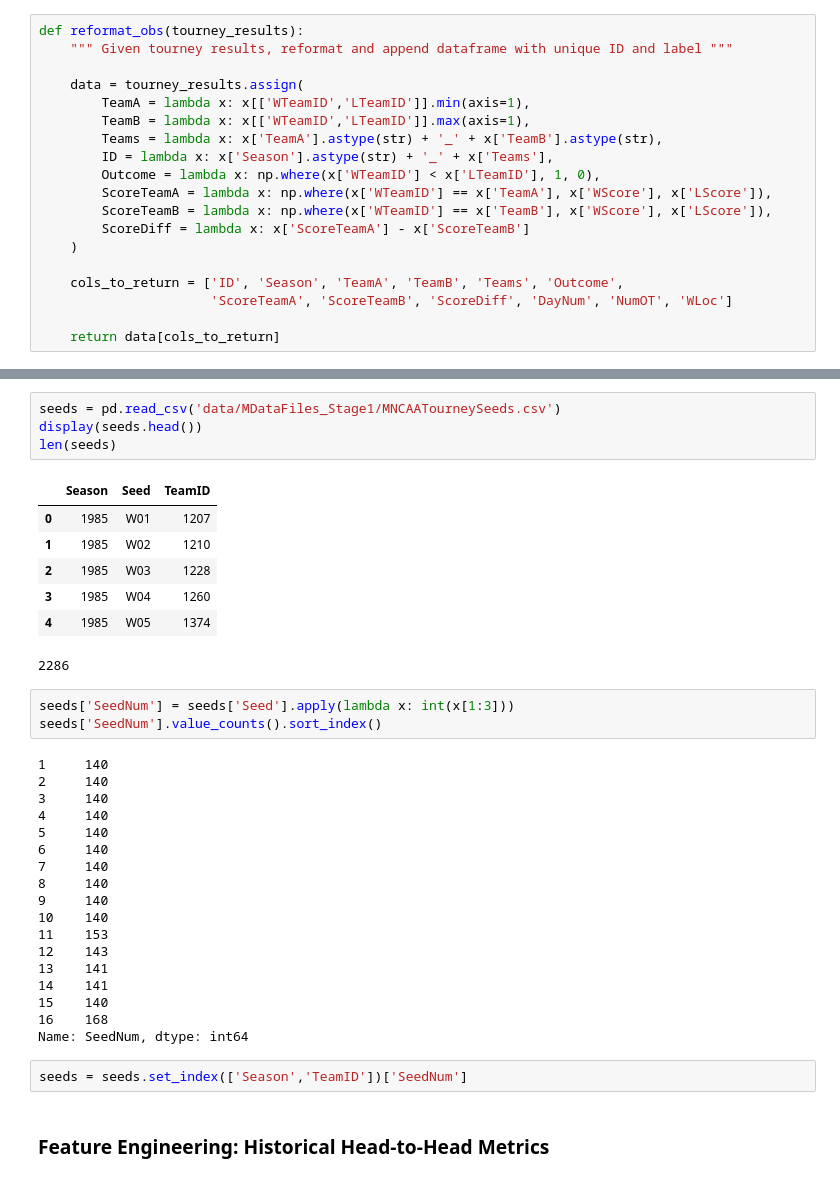
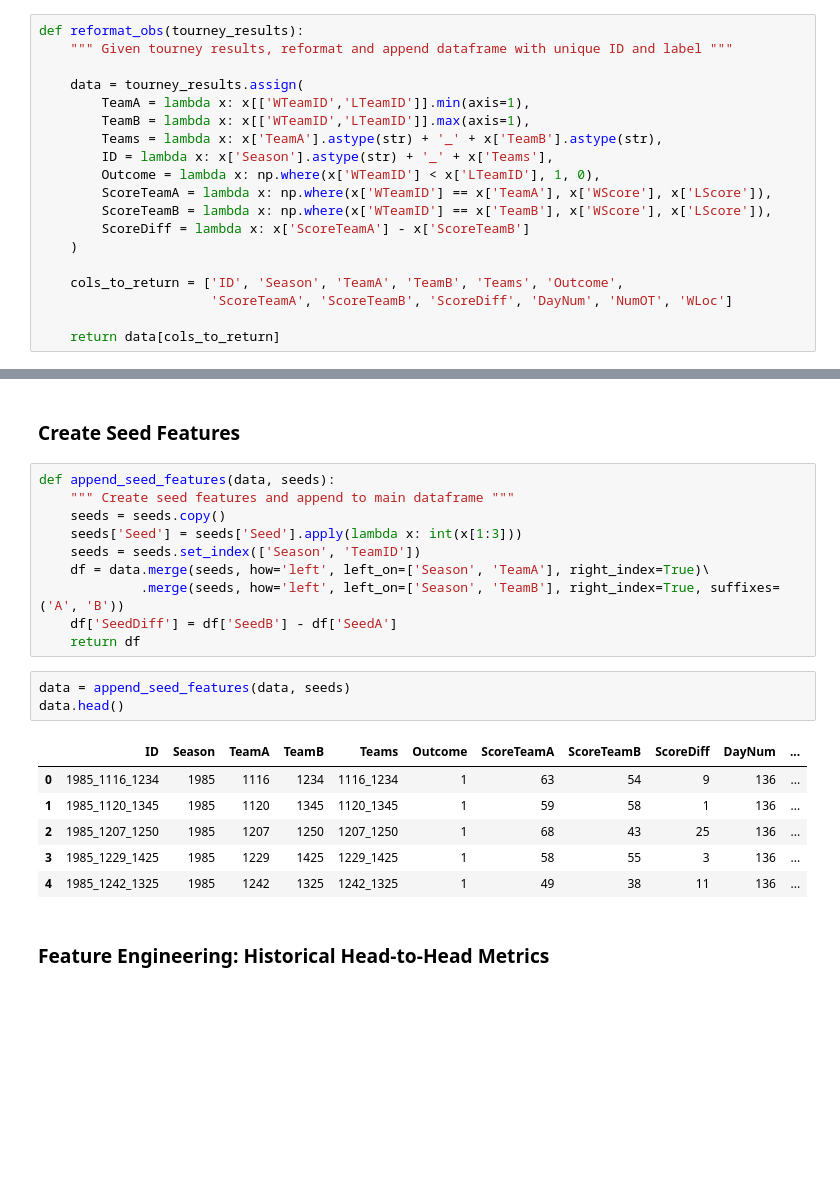
Before and after one commit to nyjgary/march-madness-2020, a Jupyter notebook: March-Madness-2020.ipynb, the cells around one changed output, grey strips where cells are left out. Drawn from its saved outputs; the diff is of its cells as text; blank space fills up the shorter version.

Commit message:
refactor creation of seed features

```diff
--- a/March-Madness-2020.ipynb
+++ b/March-Madness-2020.ipynb
@@ -147,38 +164,25 @@ Name: Outcome, dtype: int64
-# %%
-seeds = pd.read_csv('data/MDataFiles_Stage1/MNCAATourneySeeds.csv')
-display(seeds.head())
-len(seeds)
-# %% [output]
-|  | Season | Seed | TeamID |
-| 0 | 1985 | W01 | 1207 |
-| 1 | 1985 | W02 | 1210 |
-| 2 | 1985 | W03 | 1228 |
-| 3 | 1985 | W04 | 1260 |
-| 4 | 1985 | W05 | 1374 |
-2286
-# %%
-seeds['SeedNum'] = seeds['Seed'].apply(lambda x: int(x[1:3]))
-seeds['SeedNum'].value_counts().sort_index()
-# %% [output]
-1     140
-2     140
-3     140
-4     140
-5     140
-6     140
-7     140
-8     140
-9     140
-10    140
-11    153
-12    143
-13    141
-14    141
-15    140
-16    168
-Name: SeedNum, dtype: int64
-# %%
-seeds = seeds.set_index(['Season','TeamID'])['SeedNum']
+# %% [markdown]
+### Create Seed Features
+# %%
+def append_seed_features(data, seeds):
+    """ Create seed features and append to main dataframe """
+    seeds = seeds.copy()
+    seeds['Seed'] = seeds['Seed'].apply(lambda x: int(x[1:3]))
+    seeds = seeds.set_index(['Season', 'TeamID'])
+    df = data.merge(seeds, how='left', left_on=['Season', 'TeamA'], right_index=True)\
+             .merge(seeds, how='left', left_on=['Season', 'TeamB'], right_index=True, suffixes=('A', 'B'))
+    df['SeedDiff'] = df['SeedB'] - df['SeedA']
+    return df
+# %%
+data = append_seed_features(data, seeds)
+data.head()
+# %% [output]
+|  | ID | Season | TeamA | TeamB | Teams | Outcome | ScoreTeamA | ScoreTeamB | ScoreDiff | DayNum | ... |
+| 0 | 1985_1116_1234 | 1985 | 1116 | 1234 | 1116_1234 | 1 | 63 | 54 | 9 | 136 | ... |
+| 1 | 1985_1120_1345 | 1985 | 1120 | 1345 | 1120_1345 | 1 | 59 | 58 | 1 | 136 | ... |
+| 2 | 1985_1207_1250 | 1985 | 1207 | 1250 | 1207_1250 | 1 | 68 | 43 | 25 | 136 | ... |
+| 3 | 1985_1229_1425 | 1985 | 1229 | 1425 | 1229_1425 | 1 | 58 | 55 | 3 | 136 | ... |
+| 4 | 1985_1242_1325 | 1985 | 1242 | 1325 | 1242_1325 | 1 | 49 | 38 | 11 | 136 | ... |
 # %% [markdown]
 ### Feature Engineering: Historical Head-to-Head Metrics
 # %%
```
Also changed, not shown: parts of 5 cells of this notebook.
